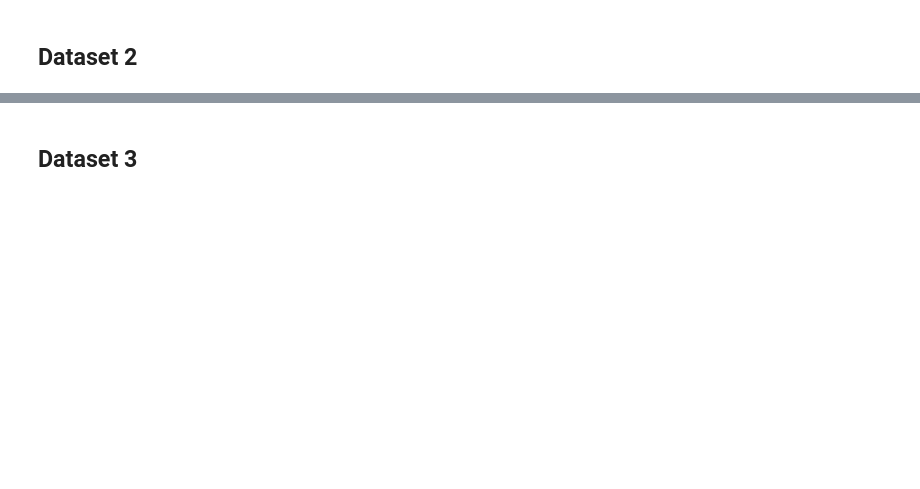
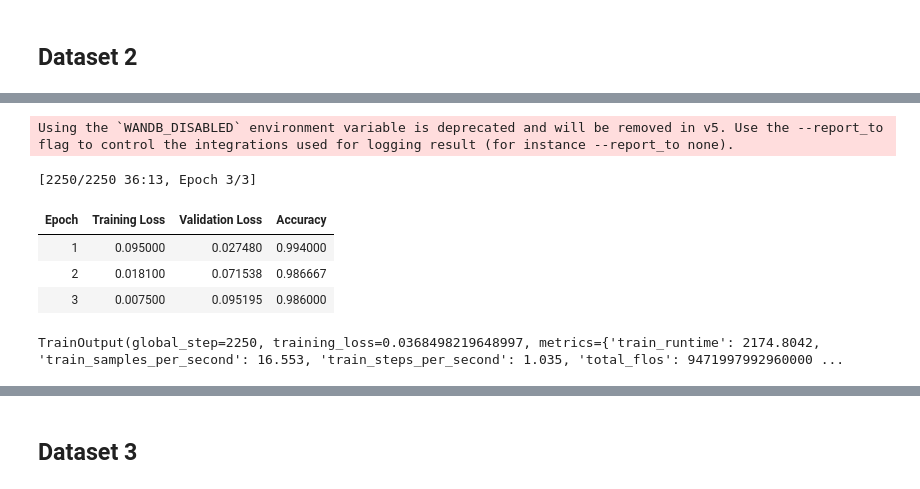
Before and after one commit to Sirapop12345/sp, a Jupyter notebook: notebook5ab12a55f4.ipynb, the cells around one changed output, grey strips where cells are left out. Drawn from its saved outputs; the diff is of its cells as text; code cells hidden in the pictures; blank space fills up the shorter version.

```diff
--- a/notebook5ab12a55f4.ipynb
+++ b/notebook5ab12a55f4.ipynb
@@ -1304,2 +1350,9 @@ plt.show()
 # %% [markdown]
 ## Dataset 2
+# %%
+from transformers import RobertaTokenizer, RobertaForSequenceClassification, Trainer, TrainingArguments
+
+model = RobertaForSequenceClassification.from_pretrained("FacebookAI/roberta-base", num_labels=2)
+tokenizer = RobertaTokenizer.from_pretrained("FacebookAI/roberta-base")
+
+model.to(device)
@@ -1306,41 +1381,37 @@ plt.show()
 # %%
-from transformers import AdamW,EarlyStoppingCallback,TrainerCallback,get_linear_schedule_with_warmup
-
-# Freeze all layers except for pre_classifier, classifier, and FFN layers
-for name, param in model.named_parameters():
-    if not any(substring in name for substring in ['pre_classifier', 'classifier', 'transformer']):
-        param.requires_grad = False
-
-# Ensure that the pre_classifier, classifier, and FFN layers are unfrozen
-for name, param in model.named_parameters():
-    if any(substring in name for substring in ['pre_classifier', 'classifier', 'transformer']):
-        param.requires_grad = True
-
 training_args = TrainingArguments(
     eval_strategy="epoch",
     output_dir="./results",
     learning_rate=2e-5,
-    per_device_train_batch_size=32,
-    per_device_eval_batch_size=32,
+    per_device_train_batch_size=16,
+    per_device_eval_batch_size=16,
     num_train_epochs=3,
     weight_decay=0.01,
     logging_dir='./logs',
     save_strategy="steps",
     save_steps = 1000,
 )
 
 # Initialize Trainer
 trainer = Trainer(
     model=model,
     args=training_args,
     train_dataset=train_df2_dataset,
     eval_dataset=val_df2_dataset,
     tokenizer = tokenizer,
     compute_metrics=compute_metrics,
 )
 
 # Fine-tune the model
 trainer.train()
+# %% [output]
+Using the `WANDB_DISABLED` environment variable is deprecated and will be removed in v5. Use the --report_to flag to control the integrations used for logging result (for instance --report_to none).
+[2250/2250 36:13, Epoch 3/3]
+| Epoch | Training Loss | Validation Loss | Accuracy |
+| 1 | 0.095000 | 0.027480 | 0.994000 |
+| 2 | 0.018100 | 0.071538 | 0.986667 |
+| 3 | 0.007500 | 0.095195 | 0.986000 |
+TrainOutput(global_step=2250, training_loss=0.0368498219648997, metrics={'train_runtime': 2174.8042, 'train_samples_per_second': 16.553, 'train_steps_per_second': 1.035, 'total_flos': 9471997992960000 ...
 # %%
 from torch.utils.data import DataLoader
 
```
Also changed, not shown: parts of 13 cells of this notebook.
